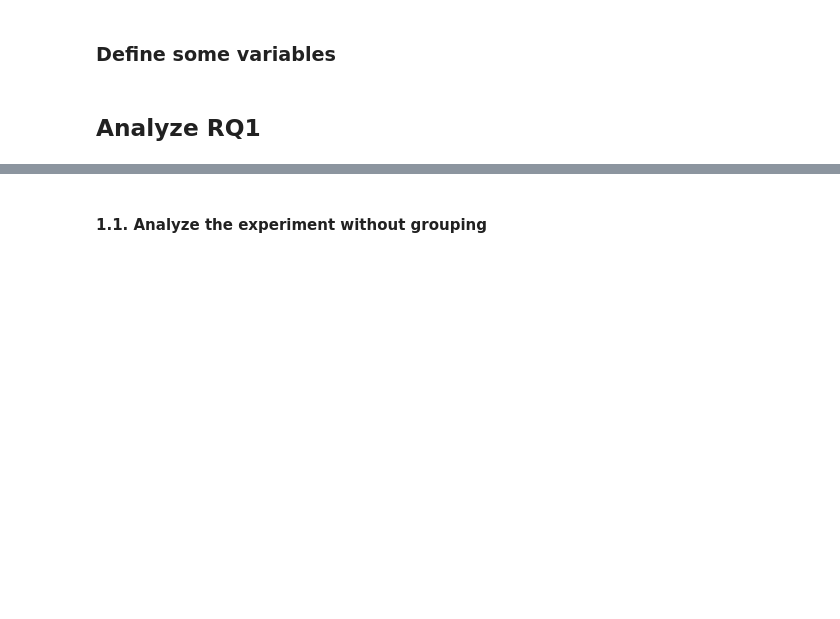
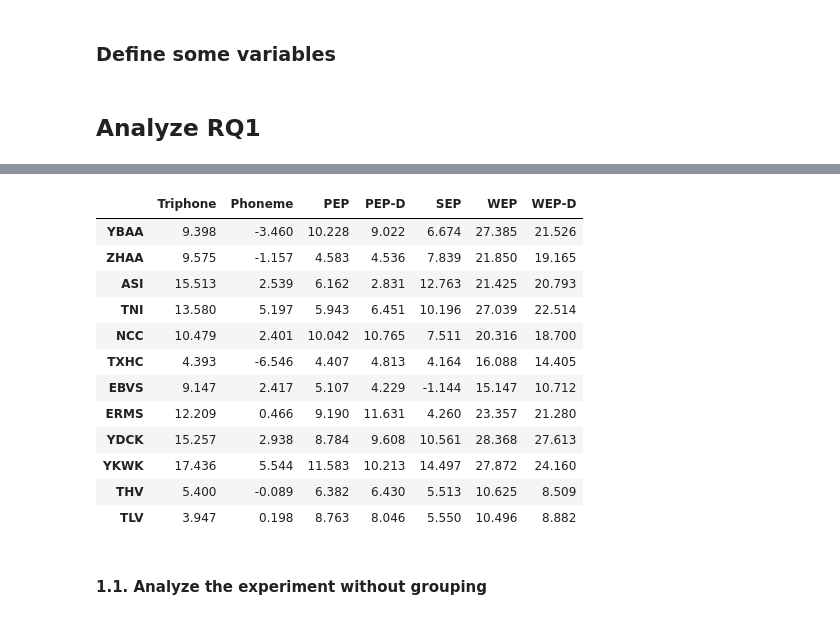
Before and after one commit to yangzhou6666/ASRProphet, a Jupyter notebook: wilcoxon-signed-rank-test.ipynb, the cells around one changed output, grey strips where cells are left out. Saved outputs shown, nothing was run; the diff lists cells and outputs as text; code cells hidden in the pictures; blank space fills up the shorter version.

```diff
--- a/wilcoxon-signed-rank-test.ipynb
+++ b/wilcoxon-signed-rank-test.ipynb
@@ -104,0 +94,13 @@ def get_wer_result(df):
+# %%
+relative_improvement = {}
+for asr in asrs :
+    relative_improvement[asr] = {}
+    for dataset in datasets :
+        relative_improvement[asr][dataset] = {}
+        wers_rnd = get_wer_result(res[asr][dataset][RANDOM])
+        for tool in tool_short_names :
+            if tool != RANDOM:
+                wers = get_wer_result(res[asr][dataset][tool])
+                relative_improvement[asr][dataset][tool] = list(100 * np.subtract(wers, wers_rnd) / wers_rnd)
+
+# relative_improvement
@@ -104,0 +137,18 @@ def get_wer_result(df):
+# %%
+df = pd.DataFrame(average_relative_improvement["quartznet"])
+df = df.T
+df
+# %% [output]
+|  | Triphone | Phoneme | PEP | PEP-D | SEP | WEP | WEP-D |
+| YBAA | 9.398 | -3.460 | 10.228 | 9.022 | 6.674 | 27.385 | 21.526 |
+| ZHAA | 9.575 | -1.157 | 4.583 | 4.536 | 7.839 | 21.850 | 19.165 |
+| ASI | 15.513 | 2.539 | 6.162 | 2.831 | 12.763 | 21.425 | 20.793 |
+| TNI | 13.580 | 5.197 | 5.943 | 6.451 | 10.196 | 27.039 | 22.514 |
+| NCC | 10.479 | 2.401 | 10.042 | 10.765 | 7.511 | 20.316 | 18.700 |
+| TXHC | 4.393 | -6.546 | 4.407 | 4.813 | 4.164 | 16.088 | 14.405 |
+| EBVS | 9.147 | 2.417 | 5.107 | 4.229 | -1.144 | 15.147 | 10.712 |
+| ERMS | 12.209 | 0.466 | 9.190 | 11.631 | 4.260 | 23.357 | 21.280 |
+| YDCK | 15.257 | 2.938 | 8.784 | 9.608 | 10.561 | 28.368 | 27.613 |
+| YKWK | 17.436 | 5.544 | 11.583 | 10.213 | 14.497 | 27.872 | 24.160 |
+| THV | 5.400 | -0.089 | 6.382 | 6.430 | 5.513 | 10.625 | 8.509 |
+| TLV | 3.947 | 0.198 | 8.763 | 8.046 | 5.550 | 10.496 | 8.882 |
```
Also changed, not shown: parts of 9 cells of this notebook.
